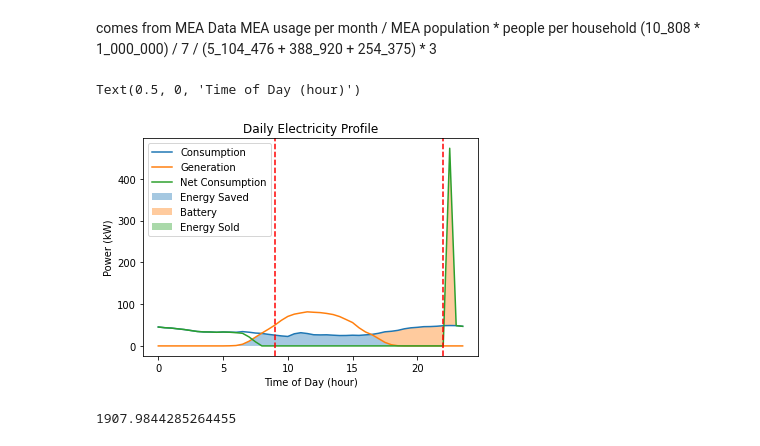
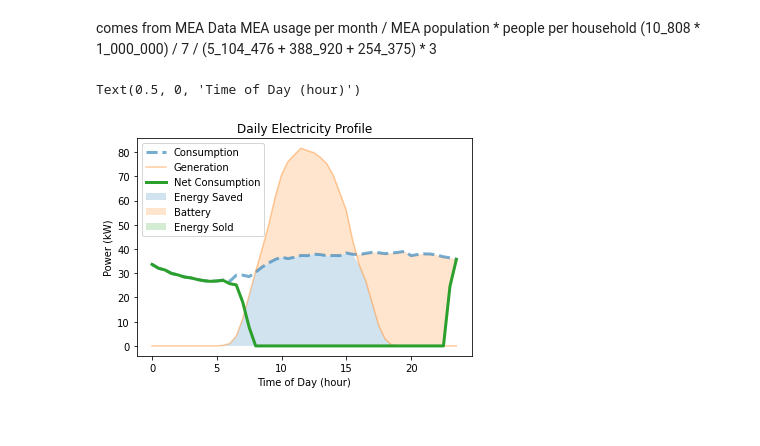
Before and after one commit to AndyBestIsBored/ThaiSolarROICalculation, a Jupyter notebook: calculation.ipynb, the cells around one changed output. Saved outputs shown, nothing was run; the diff lists cells and outputs as text; code cells hidden in the pictures.

Commit message:
Good graph, not writing in functions yet

```diff
--- a/calculation.ipynb
+++ b/calculation.ipynb
@@ -15,7 +15,7 @@ MEA usage per month / MEA population * people per household
 system_name = "T3 Technology_5kW"
 egat_region = "Metropolitan"
 monthly_consumption_kWh = 805.8776176016754
-tou = True
+tou = False
 month = "July"
 year = 2024
 fit = 0
@@ -183,54 +191,61 @@ full_df["Net consumption"] = net_consumption_df["Net consumption"]
 net_consumption = integrate.trapezoid(full_df["Net consumption"], full_df["time"])
 full_json["Net consumption"] = net_consumption
 # %%
+line_opacity = 0.4
+area_opacity = 0.2
+
 plt.plot(
     full_df["time"],
     full_df["Consumption"],
     label="Consumption",
+    alpha=0.6,
+    linewidth=3,
+    linestyle="--"
 )
 
 plt.plot(
     full_df["time"],
     full_df["Generation"],
     label="Generation",
+    alpha=line_opacity
 )
 
-plt.plot(full_df["time"], full_df["Net consumption"], label="Net Consumption")
+plt.plot(full_df["time"], full_df["Net consumption"], linewidth=3, label="Net Consumption")
 
 plt.fill_between(
     full_df["time"],
     full_df["Energy saved"],
-    alpha=0.4,
+    alpha=area_opacity,
     label="Energy Saved",
 )
 
 plt.fill_between(
     full_df["time"],
     full_df["Charge profile"] + full_df["Consumption"],
     full_df["Consumption"],
-    alpha=0.4,
+    alpha=area_opacity,
     label="Battery",
 )
 
 plt.fill_between(
     full_df["time"],
     full_df["Generation"] - full_df["Energy sold"],
     full_df["Generation"],
-    alpha=0.4,
+    alpha=area_opacity,
     label="Energy Sold",
 )
 
 if tou:
     plt.axvline(on_peak_period[0], color="red", linestyle="--")
     plt.axvline(on_peak_period[1], color="red", linestyle="--")
 
 plt.legend()
 plt.title("Daily Electricity Profile")
 plt.ylabel("Power (kW)")
 plt.xlabel("Time of Day (hour)")
 # %% [output]
 Text(0.5, 0, 'Time of Day (hour)')
-[figure, old version]
+[figure, new version]
 # %%
 def energy2cost_no_tou(monthly_consumption_kWh):
     cost = 0
@@ -287,7 +305,3 @@ full_json["money sold"] = money_sold
 # %%
 total_gain = money_saved + money_sold
 full_json["total gain"] = total_gain
-# %%
-total_gain
-# %% [output]
-1907.9844285264455
```
Also changed, not shown: parts of 8 cells of this notebook, 2 other files.
